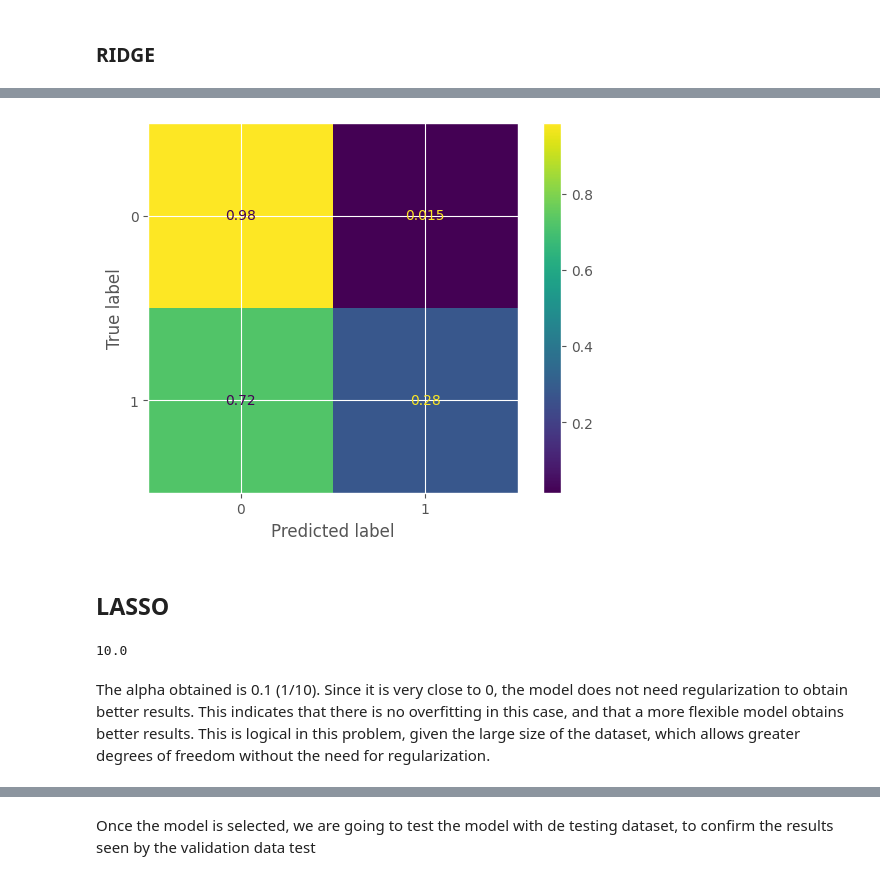
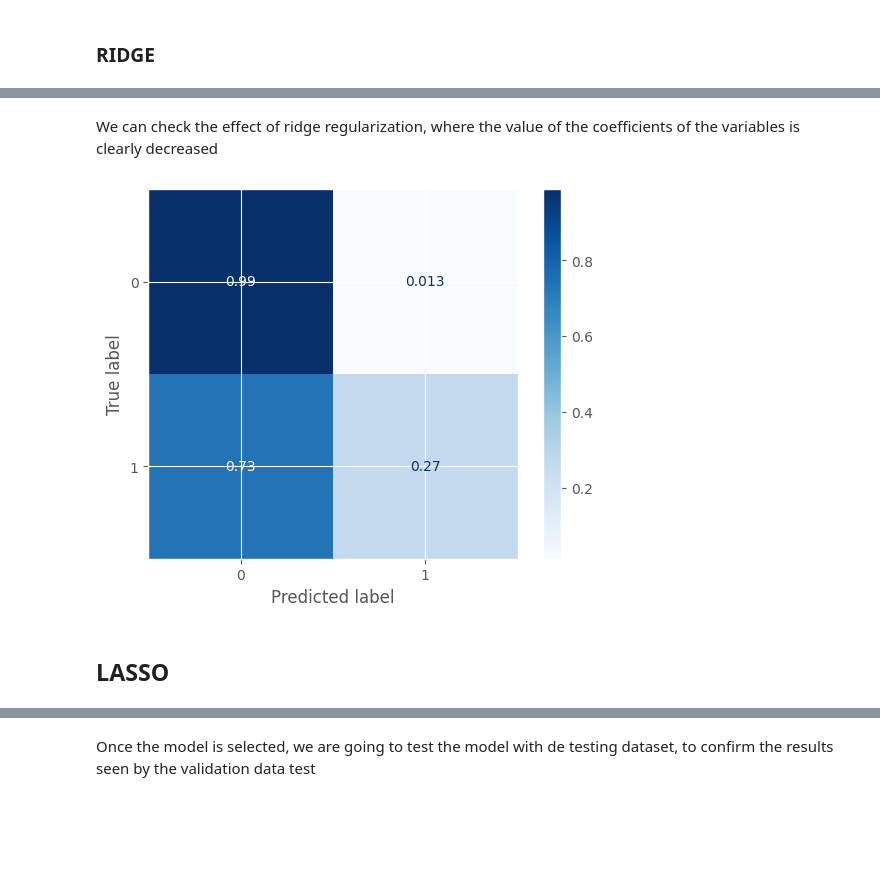
Before and after one commit to uhernando002/zrive-ds, a Jupyter notebook: src/module_3/module_3_milestone1.ipynb, the cells around one changed output, grey strips where cells are left out. Cells and saved outputs as stored; diff of their text form; code cells hidden in the pictures; blank space fills up the shorter version.

```diff
--- a/src/module_3/module_3_milestone1.ipynb
+++ b/src/module_3/module_3_milestone1.ipynb
@@ -244,0 +271,15 @@ The optimal alpha for the ridge model is 1. Therefore, there are not many degree
+# %%
+# Definir una lista de valores de C (inverso de alpha) que deseas probar
+values_C = [1e-6, 0.0001, 0.001, 0.01, 0.1, 1, 10]
+
+fig, ax = plt.subplots(1, 2, figsize = (14,7))
+
+for alpha in values_C:
+    model =  Pipeline([
+        ('Freq_Encoding', preprocessor), ('Scaler', StandardScaler()),
+        ('regr', linear_model.LogisticRegression(penalty='l2', C = alpha, max_iter=250, solver='lbfgs'))
+    ])
+    model.fit(X_train, Y_train)
+    Y_prob = model.predict_proba(X_validation)[:,1]
+    roc, auc_roc, precision_recall, auc_precrec = calculate_metrics(Y_prob, Y_validation)
+    plot_metrics(f"RIDGE: C({alpha})", roc, auc_roc, precision_recall, auc_precrec, figure=(fig,ax))
@@ -244,0 +288,2 @@ The optimal alpha for the ridge model is 1. Therefore, there are not many degree
+# %%
+alpha_opt_ridge = 1e-6
@@ -245,3 +294,6 @@ The optimal alpha for the ridge model is 1. Therefore, there are not many degree
 # %%
-ridge = linear_model.LogisticRegression(penalty='l2', C = alpha_opt_ridge, solver="sag", max_iter=250)
+ridge = Pipeline([
+        ('Freq_Encoding', preprocessor), ('Scaler', StandardScaler()),
+        ('regr', linear_model.LogisticRegression(penalty='l2', C = alpha_opt_ridge, max_iter=250, solver='lbfgs'))
+    ])
 ridge.fit(X_train, Y_train)
@@ -250 +300,6 @@ LogisticRegression(max_iter=250, solver='sag')
+# %%
+# Threshold for that recall of around 0.3
+Y_prob_ridge = ridge.predict_proba(X_validation)[:,1]
+_, _, precision_recall_ridge, _ = calculate_metrics(Y_prob_ridge, Y_validation)
+threshold_ridge = round(np.mean(precision_recall_ridge['Threshold'][(precision_recall_ridge['Recall'] >= 0.25) & (precision_recall_ridge['Recall'] <= 0.28)]), 4)
 # %%
@@ -302 +313,3 @@ Text(0.5, 1.0, 'Validation Precision-Recall curve RIDGE')
+# %% [markdown]
+We can check the effect of ridge regularization, where the value of the coefficients of the variables is clearly decreased
 # %%
@@ -307,9 +319,9 @@ Y_pred_ridge[Y_prob_ridge > threshold_ridge] = 1
 C_ridge = metrics.confusion_matrix(Y_validation, Y_pred_ridge, normalize='true')
 # %%
 disp = metrics.ConfusionMatrixDisplay(C_ridge)
-disp.plot()
+disp.plot(cmap = plt.cm.Blues)
 plt.show()
 # %% [output]
-[figure, old version]
+[figure, new version]
 # %% [markdown]
 ## LASSO
@@ -328,7 +327,0 @@ for alpha in valores_C:
-# %%
-resultados_lasso = pd.DataFrame(resultados_lasso)
-alpha_opt_lasso = resultados_lasso.loc[resultados_lasso['TP/P'].idxmax()][0]
-# %% [output]
-10.0
-# %% [markdown]
-The alpha obtained is 0.1 (1/10). Since it is very close to 0, the model does not need regularization to obtain better results. This indicates that there is no overfitting in this case, and that a more flexible model obtains better results. This is logical in this problem, given the large size of the dataset, which allows greater degrees of freedom without the need for regularization.
```
Also changed, not shown: parts of 66 cells of this notebook.
